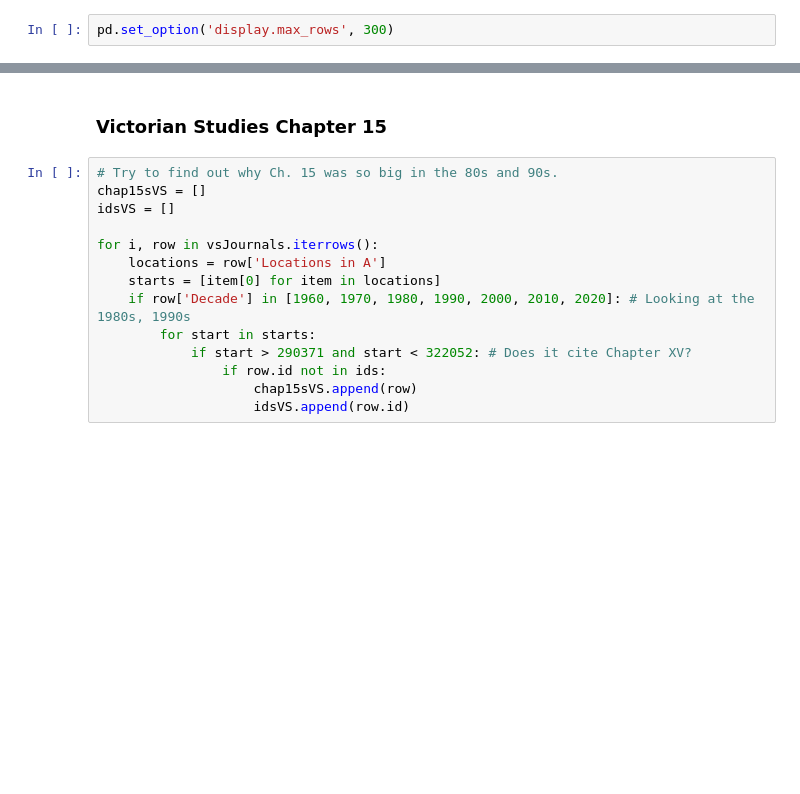
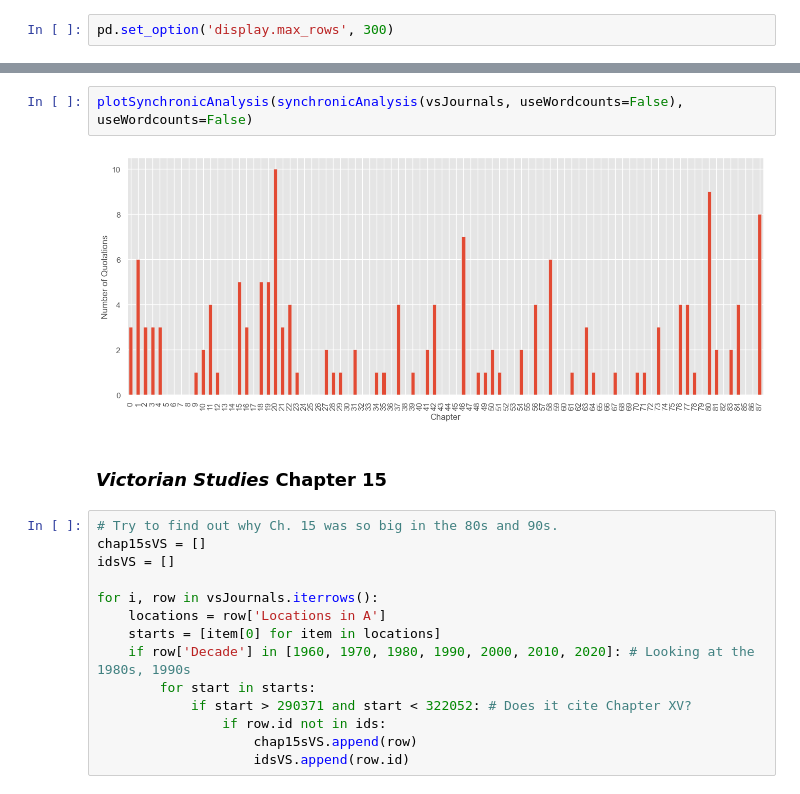
Before and after one commit to lit-mod-viz/middlemarch-critical-histories, a Jupyter notebook: notebooks/jstor-data-and-analysis.ipynb, the cells around one changed output, grey strips where cells are left out. Cells and saved outputs as stored; diff of their text form; blank space fills up the shorter version.

```diff
--- a/notebooks/jstor-data-and-analysis.ipynb
+++ b/notebooks/jstor-data-and-analysis.ipynb
@@ -1964,5 +2344,9 @@ len(vsJournalCodes)
+# %%
+plotSynchronicAnalysis(synchronicAnalysis(vsJournals, useWordcounts=False), useWordcounts=False)
+# %% [output]
+[figure, added]
 # %% [markdown]
-### Victorian Studies Chapter 15
+### *Victorian Studies* Chapter 15
 # %%
 # Try to find out why Ch. 15 was so big in the 80s and 90s.
 chap15sVS = []
```
Also changed, not shown: parts of 137 cells of this notebook, 15 other files.
